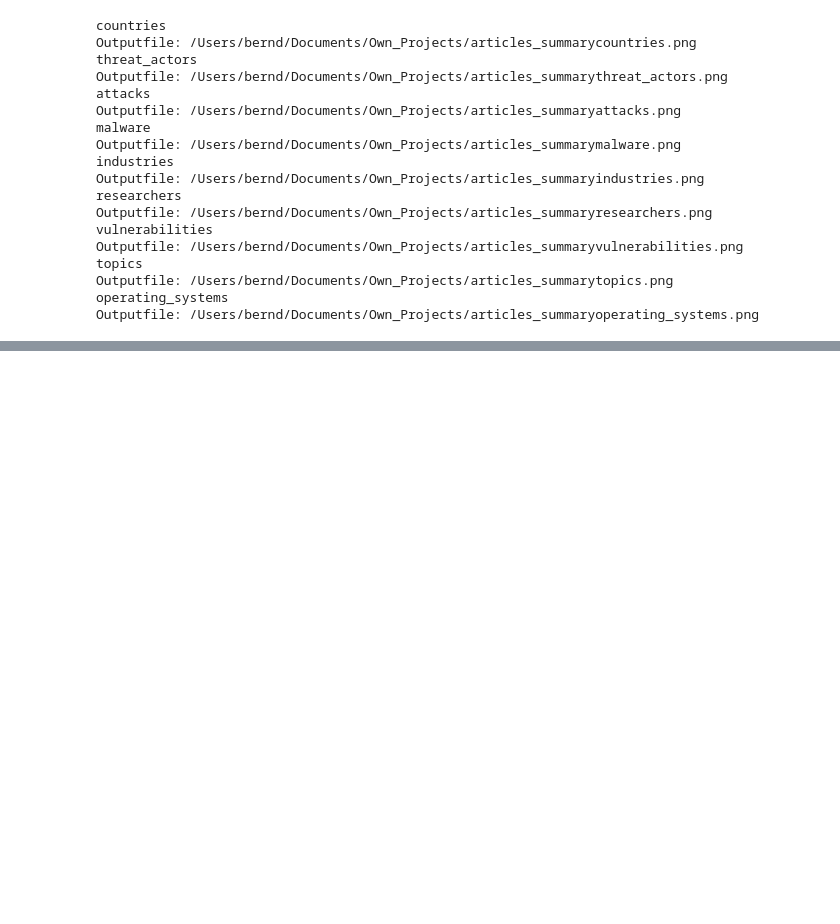
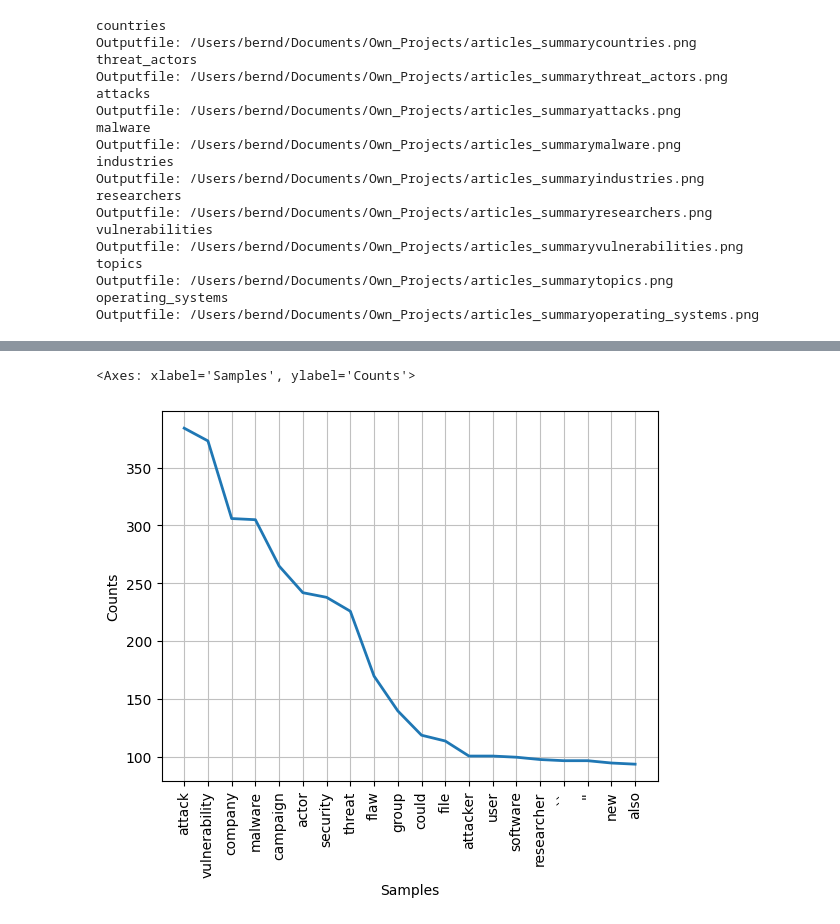
Before and after one commit to py1150/Cybersercurity_Articles_Analysis, a Jupyter notebook: summarize.ipynb, the cells around one changed output, grey strips where cells are left out. Cells and saved outputs as stored; diff of their text form; code cells hidden in the pictures; blank space fills up the shorter version.

```diff
--- a/summarize.ipynb
+++ b/summarize.ipynb
@@ -802,0 +926,6 @@ Outputfile: /Users/bernd/Documents/Own_Projects/articles_summaryoperating_system
+# %%
+# Plot non-cumulative
+frequency_distribution.plot(20, cumulative=False)
+# %% [output]
+<Axes: xlabel='Samples', ylabel='Counts'>
+[figure, added]
```
Also changed, not shown: parts of 17 cells of this notebook, 6 other files.
